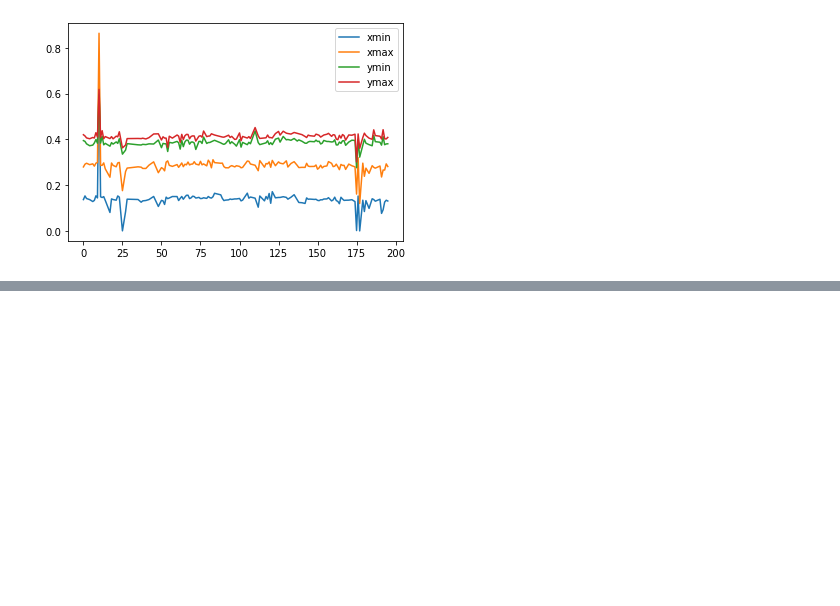
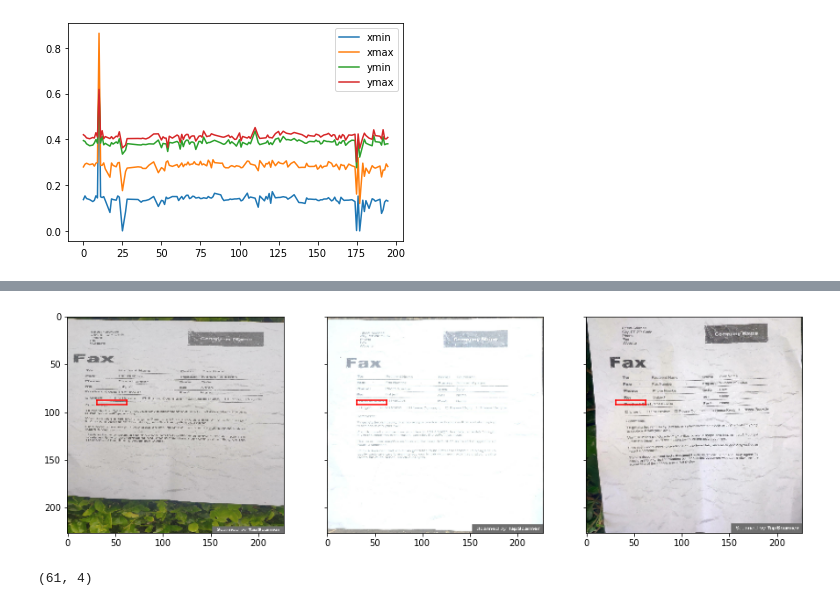
Before and after one commit to NILodio/EACD-MONOGRAFIA, a Jupyter notebook: 00_main.ipynb, the cells around one changed output, grey strips where cells are left out. Cells and saved outputs as stored; diff of their text form; code cells hidden in the pictures; blank space fills up the shorter version.

```diff
--- a/00_main.ipynb
+++ b/00_main.ipynb
@@ -250,0 +183,15 @@ Exception: File `'local/data/lib/limyfile.py'` not found.
+# %%
+predictions= model.predict(Data_test)
+predictions_list=predictions.tolist()
+imgs,b,a= zip(*test_sources)
+sources= [r for r in zip(imgs,predictions_list,a)]
+# %%
+Example_Data = My_tf.make_tf_dataset(sources, training=False,
+    batch_size=3, num_epochs=1,
+    num_parallel_calls=3)
+
+Data_plt = iter(Example_Data)
+# %%
+MyPlot.imshow_batch_of_three(next(Data_plt),show_box=True)
+# %% [output]
+[figure, added]
@@ -250,0 +201,4 @@ Exception: File `'local/data/lib/limyfile.py'` not found.
+# %%
+Prueba_Test_IoU.shape
+# %% [output]
+(61, 4)
```
Also changed, not shown: parts of 42 cells of this notebook, 4 other files.
